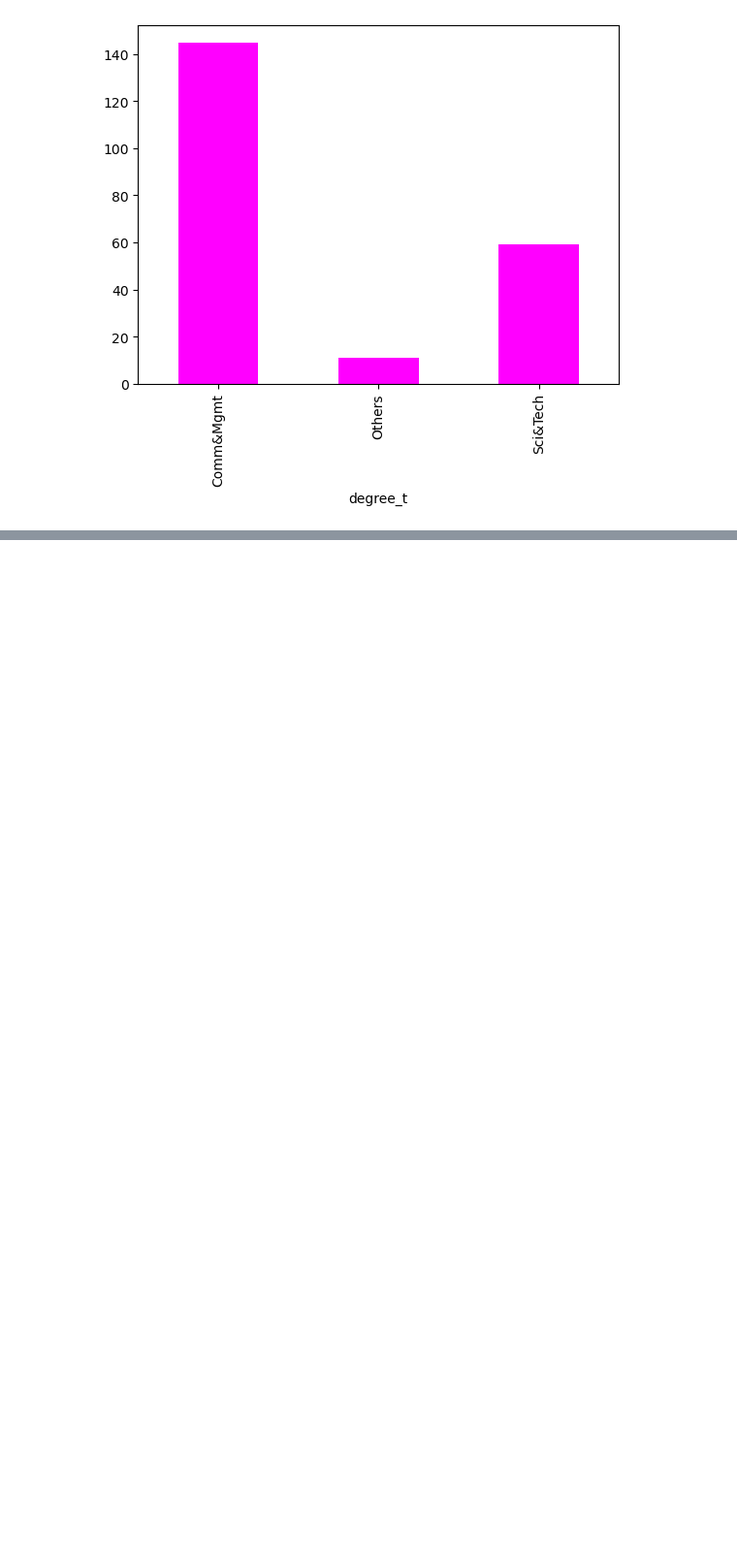
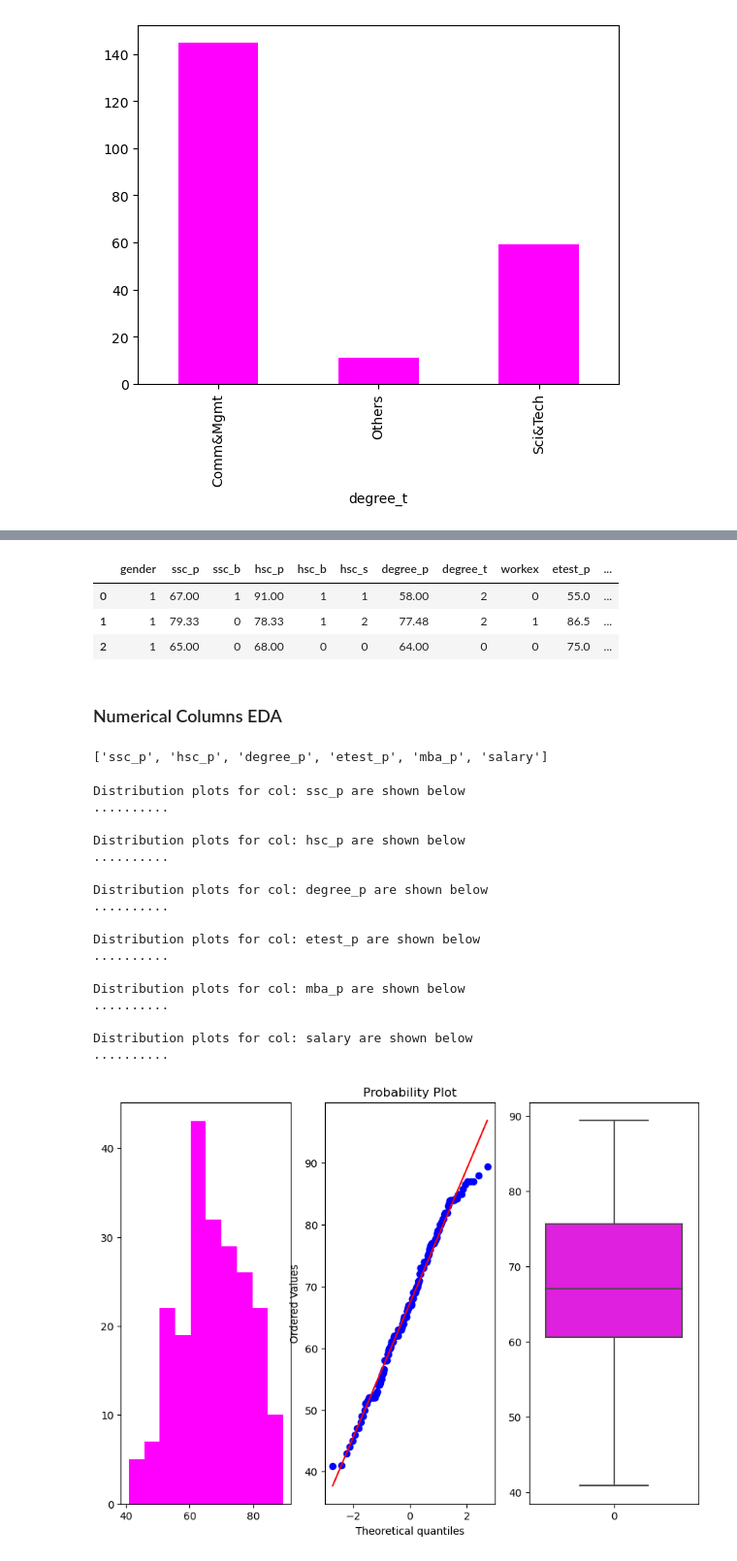
Before and after one commit to lawalsegun2025/campus_placement_predictor, a Jupyter notebook: job_placement_predictor.ipynb, the cells around one changed output, grey strips where cells are left out. Shown: that part at 97% size. Saved outputs shown, nothing was run; the diff lists cells and outputs as text; code cells hidden in the pictures; blank space fills up the shorter version.

```diff
--- a/job_placement_predictor.ipynb
+++ b/job_placement_predictor.ipynb
@@ -372,0 +401,14 @@ We are not one with our data and have a better understanding of our data.
+# %%
+def label_encode(le, col):
+
+    df[col] = le.fit_transform(df[col])
+
+get_mappings = {}
+
+from sklearn.preprocessing import LabelEncoder
+le = LabelEncoder()
+for col in list(cat_value_count_dict.keys()):
+    label_encode(le, col)
+    get_mappings[col] = dict(zip(le.classes_, le.transform(le.classes_)))
+
+df.head()
@@ -372,0 +435,55 @@ We are not one with our data and have a better understanding of our data.
+# %%
+# remove irrellivant column
+df = df.drop(["sl_no"], axis=1)
+df.head(3)
+# %% [output]
+|  | gender | ssc_p | ssc_b | hsc_p | hsc_b | hsc_s | degree_p | degree_t | workex | etest_p | ... |
+| 0 | 1 | 67.00 | 1 | 91.00 | 1 | 1 | 58.00 | 2 | 0 | 55.0 | ... |
+| 1 | 1 | 79.33 | 0 | 78.33 | 1 | 2 | 77.48 | 2 | 1 | 86.5 | ... |
+| 2 | 1 | 65.00 | 0 | 68.00 | 0 | 0 | 64.00 | 0 | 0 | 75.0 | ... |
+# %% [markdown]
+### Numerical Columns EDA
+# %%
+num_col[1:]
+# %% [output]
+['ssc_p', 'hsc_p', 'degree_p', 'etest_p', 'mba_p', 'salary']
+# %%
+# write  a function to view the distribution of num_variables
+import scipy.stats as stats
+
+def get_plots(df, col):
+
+    plt.figure(figsize=(10, 7))
+    plt.subplot(1, 3, 1)
+    plt.hist(df[col], color ="magenta")
+
+    plt.subplot(1,3,2)
+    stats.probplot(df[col], dist="norm", plot=plt)
+
+    plt.subplot(1,3,3)
+    sns.boxplot(df[col], color="magenta")
+    plt.show
+# %%
+for col in num_col[1:]:
+    print(f"Distribution plots for col: {col} are shown below ")
+    get_plots(df, col)
+    print("."*10, "\n")
+# %% [output]
+Distribution plots for col: ssc_p are shown below
+..........
+
+Distribution plots for col: hsc_p are shown below
+..........
+
+Distribution plots for col: degree_p are shown below
+..........
+
+Distribution plots for col: etest_p are shown below
+..........
+
+Distribution plots for col: mba_p are shown below
+..........
+
+Distribution plots for col: salary are shown below
+..........
+[figure, added]
```
Also changed, not shown: parts of 20 cells of this notebook.
